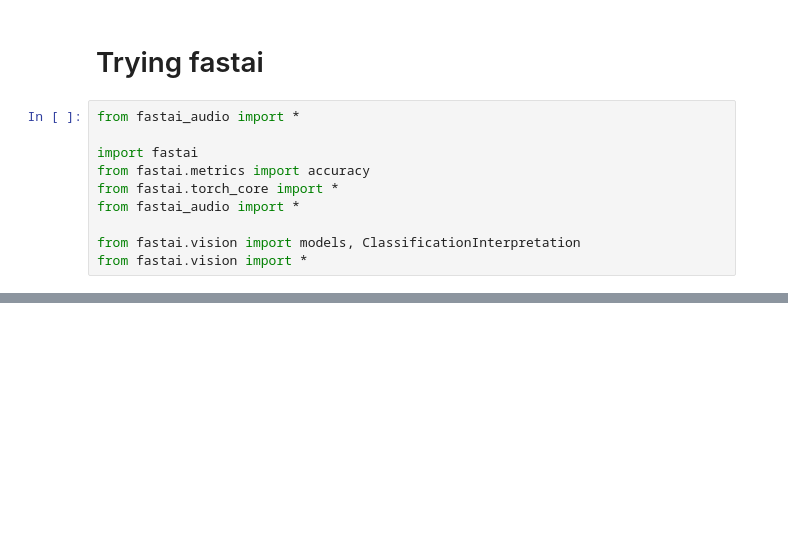
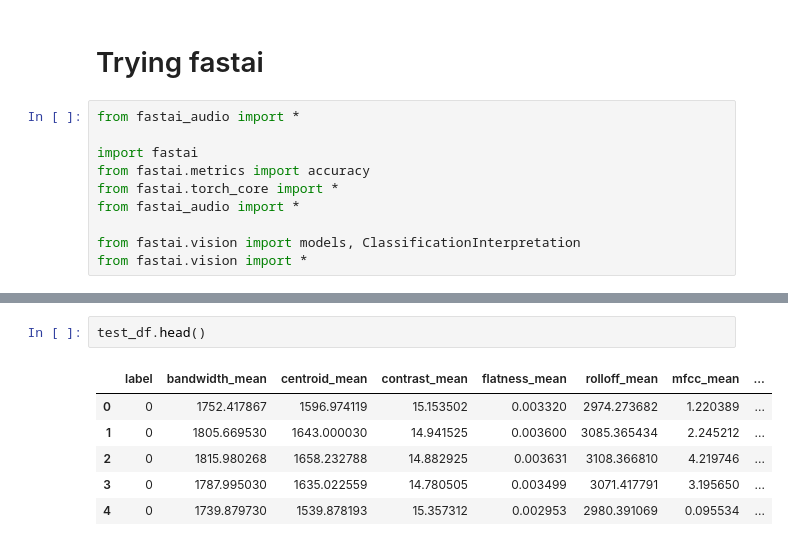
Before and after one commit to leowu4ever/Jupyter-Notebooks, a Jupyter notebook: experiments_breathing_signal.ipynb, the cells around one changed output, grey strips where cells are left out. Saved outputs shown, nothing was run; the diff lists cells and outputs as text; blank space fills up the shorter version.

```diff
--- a/experiments_breathing_signal.ipynb
+++ b/experiments_breathing_signal.ipynb
@@ -837,0 +1090,9 @@ learner.fit_one_cycle(1,1e-2)
+# %%
+test_df.head()
+# %% [output]
+|  | label | bandwidth_mean | centroid_mean | contrast_mean | flatness_mean | rolloff_mean | mfcc_mean | ... |
+| 0 | 0 | 1752.417867 | 1596.974119 | 15.153502 | 0.003320 | 2974.273682 | 1.220389 | ... |
+| 1 | 0 | 1805.669530 | 1643.000030 | 14.941525 | 0.003600 | 3085.365434 | 2.245212 | ... |
+| 2 | 0 | 1815.980268 | 1658.232788 | 14.882925 | 0.003631 | 3108.366810 | 4.219746 | ... |
+| 3 | 0 | 1787.995030 | 1635.022559 | 14.780505 | 0.003499 | 3071.417791 | 3.195650 | ... |
+| 4 | 0 | 1739.879730 | 1539.878193 | 15.357312 | 0.002953 | 2980.391069 | 0.095534 | ... |
```
Also changed, not shown: parts of 54 cells of this notebook.
